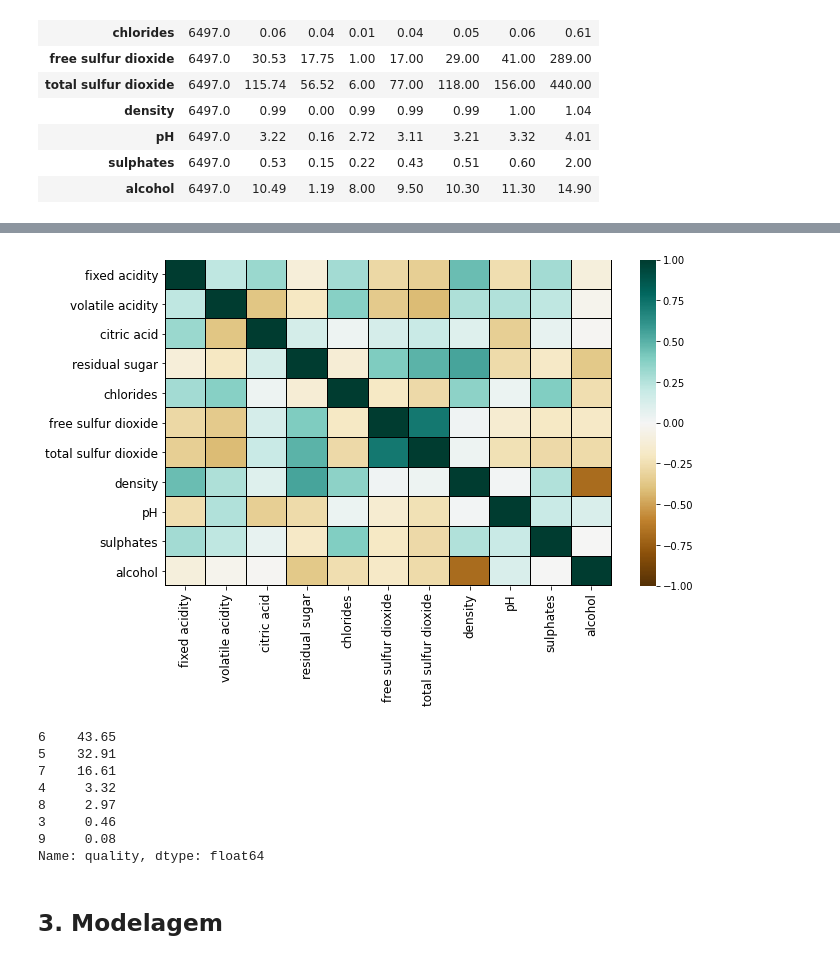
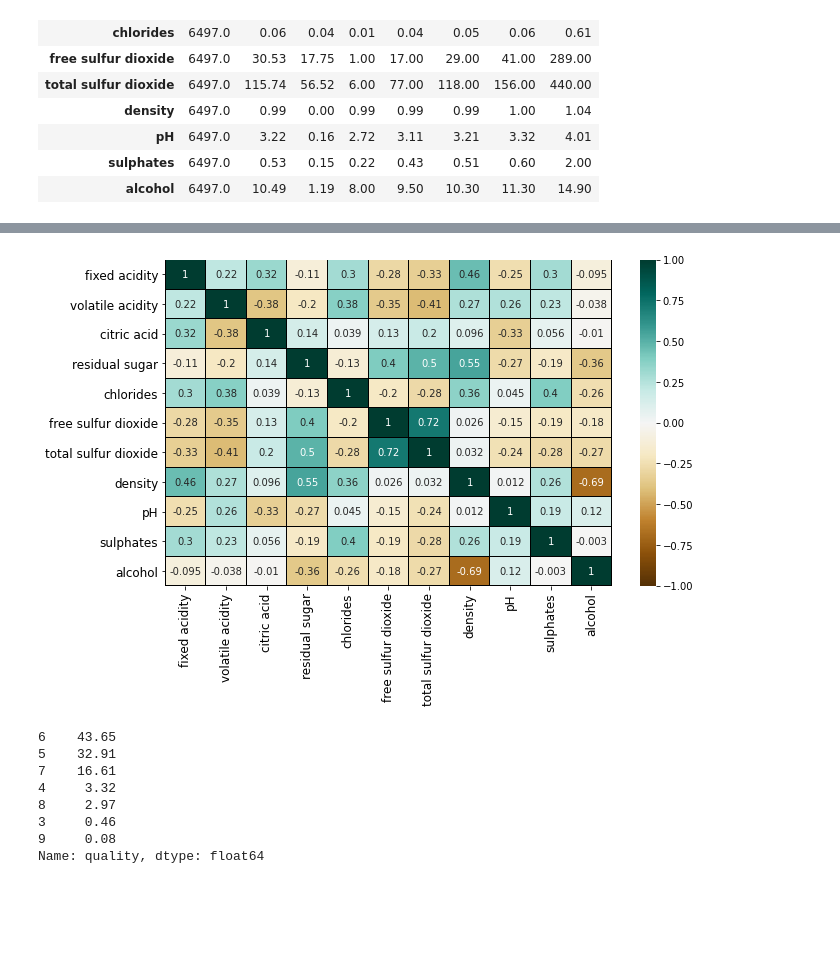
Before and after one commit to barbosarafael/DS_Avancado, a Jupyter notebook: wine_projeto/notebook_projeto.ipynb, the cells around one changed output, grey strips where cells are left out. Cells and saved outputs as stored; diff of their text form; code cells hidden in the pictures; blank space fills up the shorter version.

```diff
--- a/wine_projeto/notebook_projeto.ipynb
+++ b/wine_projeto/notebook_projeto.ipynb
@@ -23,7 +24,9 @@ pd.set_option('display.max_columns', None)
 banco_red = pd.read_csv("data/winequality-red.csv", sep = ";")
 banco_white = pd.read_csv("data/winequality-white.csv", sep = ";")
 
-banco_red["classification"] = 0
-banco_white["classification"] = 1
+banco_red["classification"] = "Red"
+banco_white["classification"] = "White"
 
 banco = pd.concat([banco_red, banco_white], axis = 0)
+
+f"O dataset possui {banco.shape[0]} observações e {banco.shape[1]} variáveis"
@@ -70,15 +134,15 @@ banco.drop(["classification", "quality"], axis = 1).describe().T.round(2)
 # %%
 corr_var_quant = banco.drop(["classification", "quality"], axis = 1).corr()
 
 plt.figure(figsize = [10, 6])
-sns.heatmap(data = corr_var_quant, vmin = -1, vmax = 1, linewidths = 0.01, linecolor = "black", cmap = "BrBG")
+sns.heatmap(data = corr_var_quant, vmin = -1, vmax = 1, linewidths = 0.01, linecolor = "black", cmap = "BrBG", annot = True)
 plt.xlabel("", fontsize = 14, color = "black")
 plt.ylabel("", fontsize = 14, color = "black")
 plt.tick_params(axis = "x", labelsize = 12, labelcolor = "black")
 plt.tick_params(axis = "y", labelsize = 12, labelcolor = "black")
 plt.show()
 # %% [output]
-[figure, old version]
+[figure, new version]
 # %%
 banco["quality"].value_counts(normalize = True).mul(100).round(2)
 # %% [output]
@@ -90,5 +154,3 @@ banco["quality"].value_counts(normalize = True).mul(100).round(2)
 3     0.46
 9     0.08
 Name: quality, dtype: float64
-# %% [markdown]
-## 3. Modelagem
```
Also changed, not shown: parts of 15 cells of this notebook.
